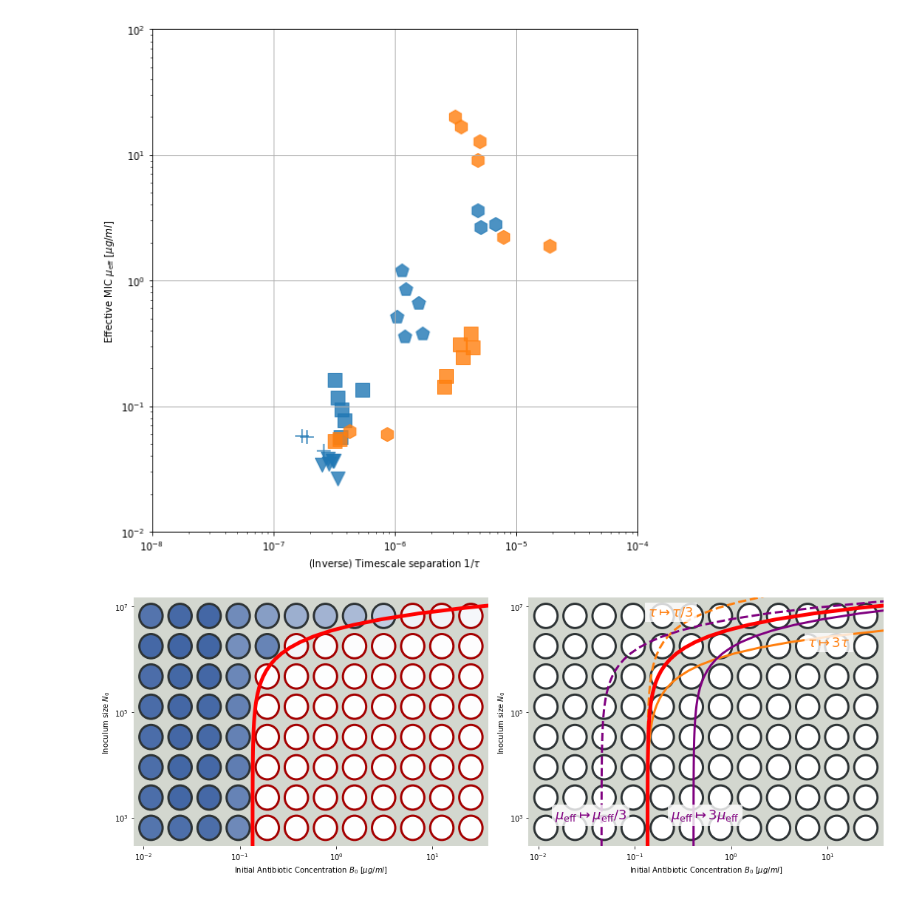
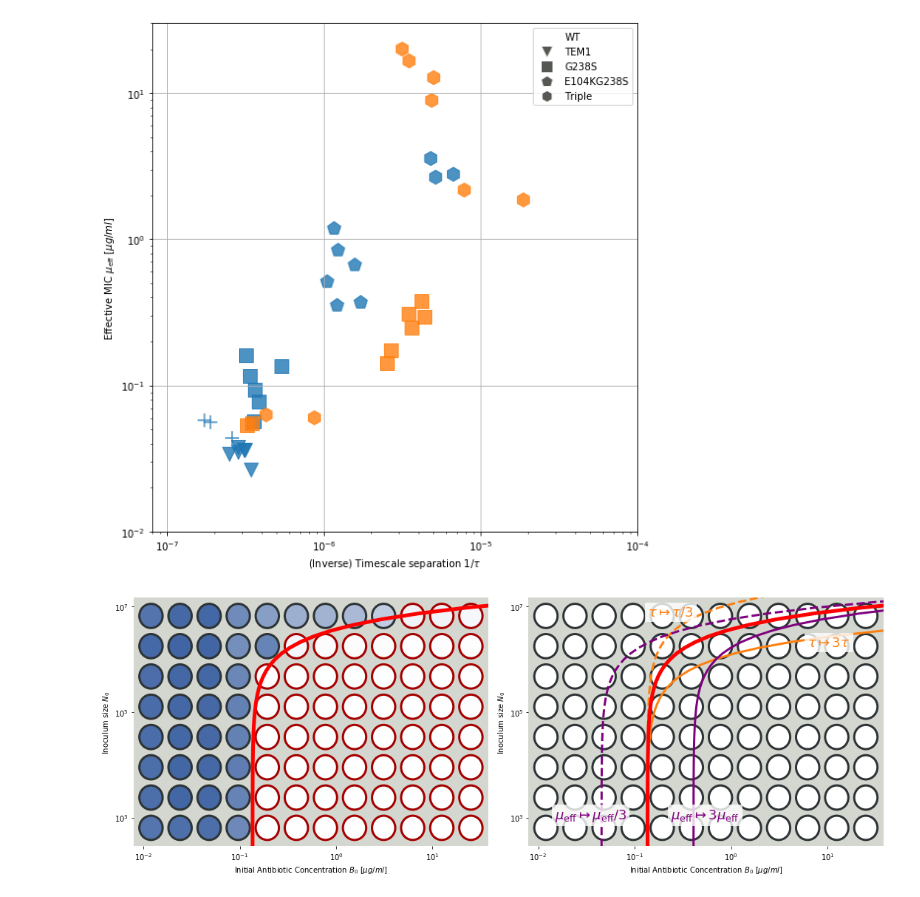
Before and after one commit to Michael000777/antibiotics, a Jupyter notebook: plots/plots for manuscript.ipynb, the cells around one changed output. Drawn from its saved outputs; the diff is of its cells as text; code cells hidden in the pictures.

Commit message:
update plots

```diff
--- a/plots/plots for manuscript.ipynb
+++ b/plots/plots for manuscript.ipynb
@@ -86,27 +86,30 @@ results
 # %%
 fig,ax = plt.subplots(1,1,figsize = (8,8))
 
 colors1 = {'andy':'TAB:BLUE','philip':'TAB:ORANGE'}
 colors2 = {'andy':'TAB:GREEN','philip':'TAB:RED'}
 alleles = {'WT':'+','TEM1':'v','G238S':'s','E104KG238S':'p','Triple':'h'}
 exprlevel = {'-IPTG':'none','+IPTG':'full','None':'none','Low':'top','Med':'bottom','High':'full'}
 
 for index,experiment in results.iterrows():
     ax.scatter(experiment['NB_tau'],experiment['NB_sMIC'],c = colors1[experiment['exp']], marker = alleles[experiment['Allele']], s = 200,alpha = .8)
     #ax.scatter(experiment['BN_tau'],experiment['BN_sMIC'],c = colors2[experiment['exp']], marker = alleles[experiment['Allele']], s = 200,alpha = .8)
 
 
 ax.set_yscale('log')
 ax.set_xscale('log')
-ax.set_xlim([1e-8,1e-4])
-ax.set_ylim([1e-2,1e2])
+ax.set_xlim([8e-8,1e-4])
+ax.set_ylim([1e-2,3e1])
 ax.set_xlabel(r'(Inverse) Timescale separation $1/\tau$')
 ax.set_ylabel(r'Effective MIC $\mu_\mathrm{{eff}}$ $[\mu g/ml]$')
+
+custom_legend = [matplotlib.lines.Line2D([0],[0],marker = marker, label = label, color = 'white', markersize = 12, markerfacecolor = '#555753') for label,marker in alleles.items()]
+ax.legend(handles = custom_legend)
 ax.grid()
 fig.tight_layout()
 fig.savefig('tau_smic.pdf')
 # %% [output]
-[figure, old version]
+[figure, new version]
 # %%
 def grid2design(gridcoordinates, plate_size, griddesign = (12.,8.)):
     if isinstance(gridcoordinates[0],(list,tuple,np.ndarray)):
```
